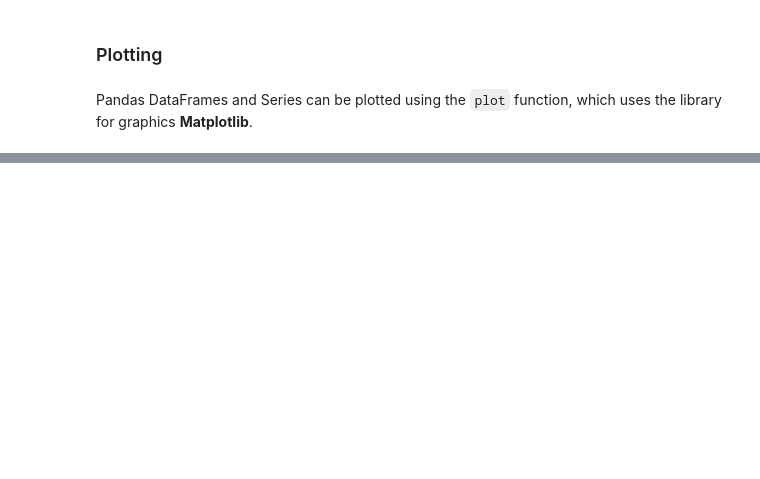
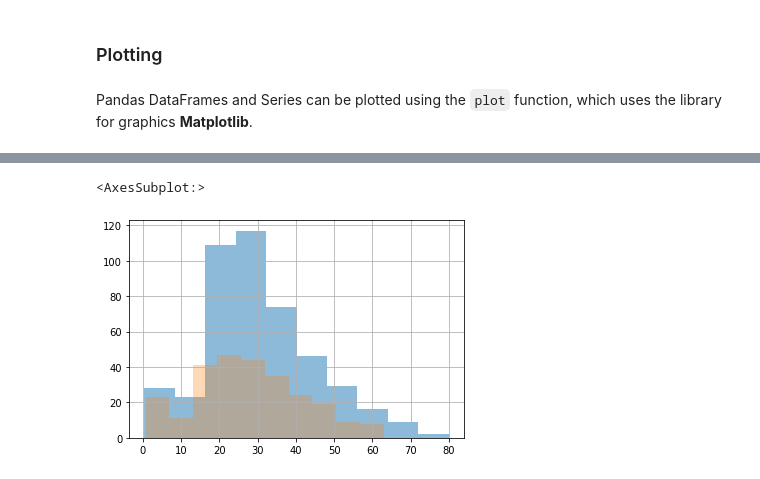
Before and after one commit to beyond2013/DataScience, a Jupyter notebook: 1stSession.ipynb, the cells around one changed output, grey strips where cells are left out. Cells and saved outputs as stored; diff of their text form; code cells hidden in the pictures; blank space fills up the shorter version.

```diff
--- a/1stSession.ipynb
+++ b/1stSession.ipynb
@@ -547,0 +242,9 @@ array([36, 39, 42,  8])
+# %%
+
+male = df[df.Sex=="male"]
+female = df[df.Sex=="female"]
+male.Age.hist(alpha = 0.5)
+female.Age.hist(alpha = 0.3)
+# %% [output]
+<AxesSubplot:>
+[figure, added]
```
Also changed, not shown: parts of 51 cells of this notebook, 3 other files.
